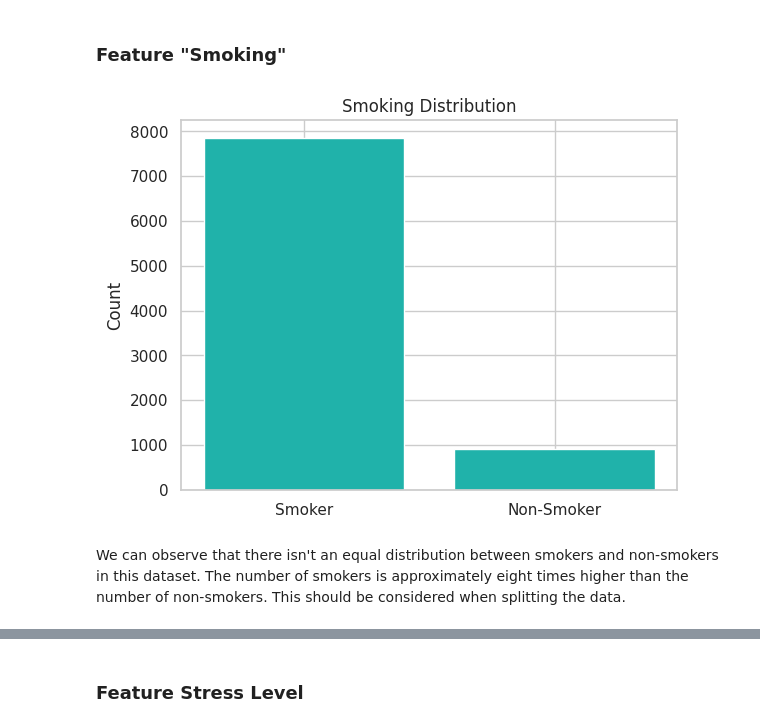
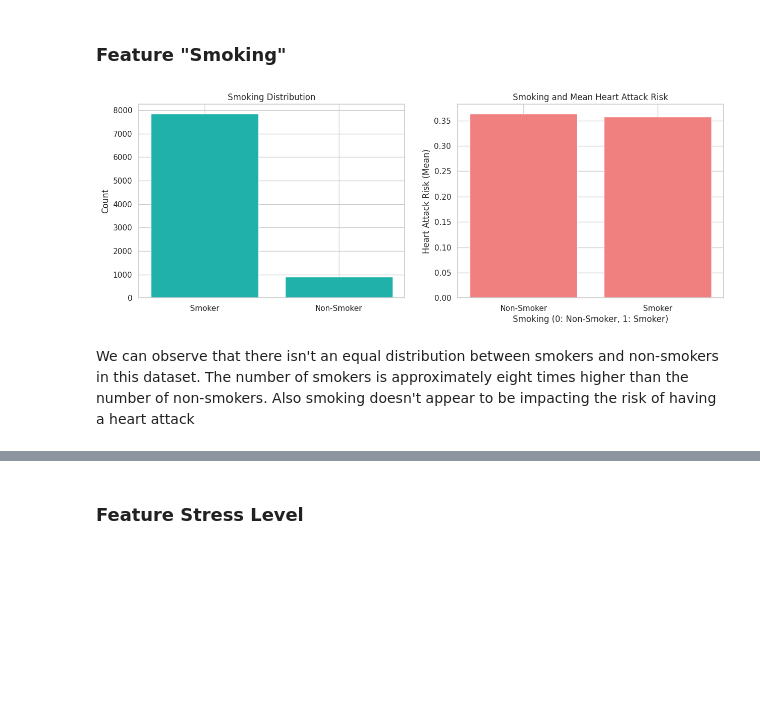
Before and after one commit to Aymanjeb/AAA-project, a Jupyter notebook: Data Exploration.ipynb, the cells around one changed output, grey strips where cells are left out. Cells and saved outputs as stored; diff of their text form; code cells hidden in the pictures; blank space fills up the shorter version.

```diff
--- a/Data Exploration.ipynb
+++ b/Data Exploration.ipynb
@@ -126,12 +122,22 @@ Passing `palette` without assigning `hue` is deprecated and will be removed in v
 # %% [markdown]
 ### Feature "Smoking"
-# %%
-smoking_counts = data['Smoking'].value_counts()
-plt.bar(["Smoker","Non-Smoker"], smoking_counts.values, color='lightseagreen')
-plt.ylabel('Count')
-plt.title('Smoking Distribution')
-plt.show()
-# %% [output]
-[figure, removed]
+# %%
+fig, axs = plt.subplots(1, 2, figsize=(15, 5))  # 1 row, 2 columns
+
+smoking_counts = data['Smoking'].value_counts()
+axs[0].bar(["Smoker","Non-Smoker"], smoking_counts.values, color='lightseagreen')
+axs[0].set_ylabel('Count')
+axs[0].set_title('Smoking Distribution')
+
+smoking_and_heart_attack = data.groupby('Smoking')['Heart Attack Risk'].mean()
+
+axs[1].bar(smoking_and_heart_attack.index, smoking_and_heart_attack.values, color='lightcoral')
+axs[1].set_xlabel('Smoking (0: Non-Smoker, 1: Smoker)')
+axs[1].set_ylabel('Heart Attack Risk (Mean)')
+axs[1].set_title('Smoking and Mean Heart Attack Risk')
+axs[1].set_xticks([0, 1], ['Non-Smoker', 'Smoker'])
+plt.show()
+# %% [output]
+[figure, added]
 # %% [markdown]
-We can observe that there isn't an equal distribution between smokers and non-smokers in this dataset. The number of smokers is approximately eight times higher than the number of non-smokers. This should be considered when splitting the data.
+We can observe that there isn't an equal distribution between smokers and non-smokers in this dataset. The number of smokers is approximately eight times higher than the number of non-smokers. Also smoking doesn't appear to be impacting the risk of having a heart attack
```
Also changed, not shown: parts of 19 cells of this notebook.
